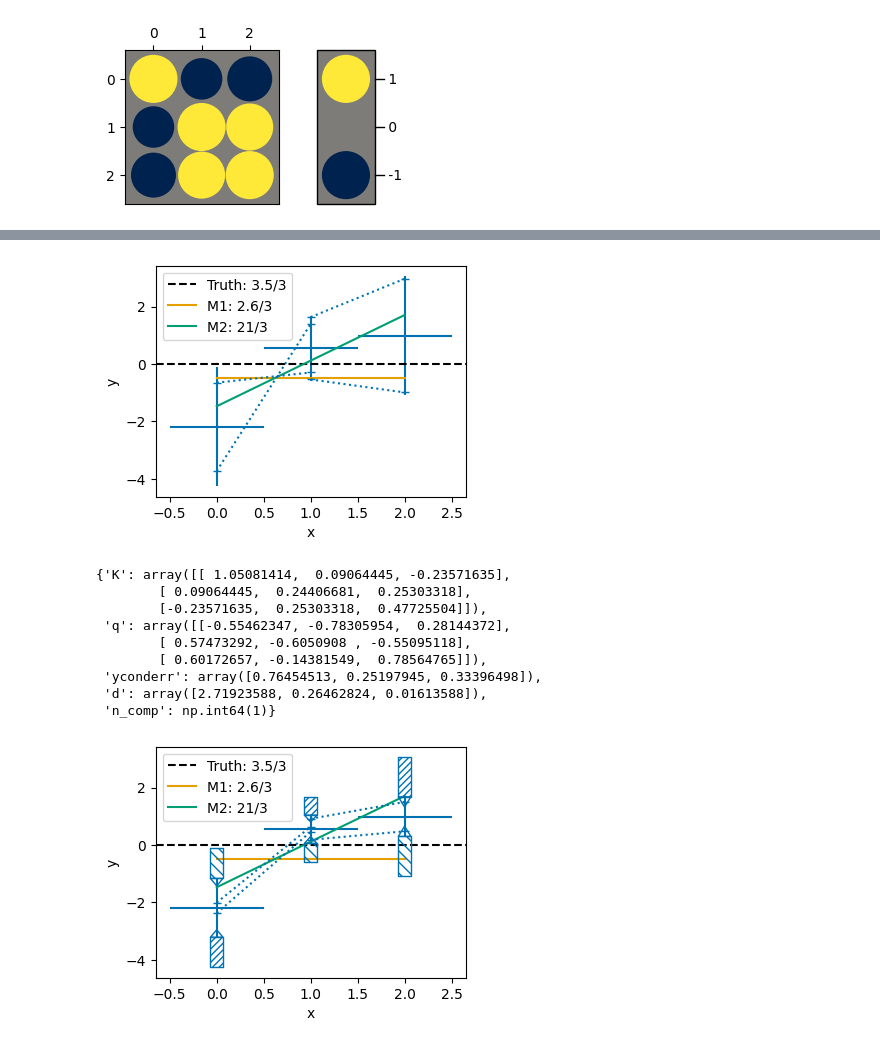
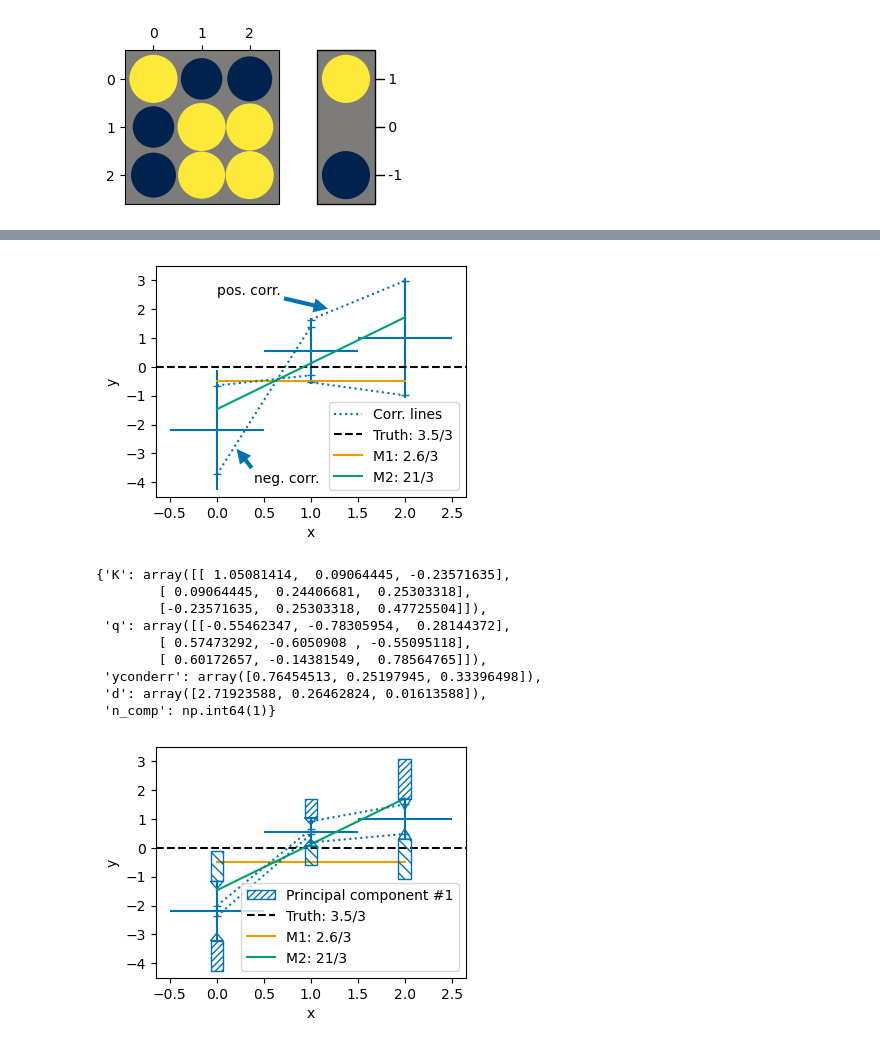
Before and after one commit to ast0815/covplot, a Jupyter notebook: covplot.ipynb, the cells around one changed output, grey strips where cells are left out. Saved outputs shown, nothing was run; the diff lists cells and outputs as text; code cells hidden in the pictures.

```diff
--- a/covplot.ipynb
+++ b/covplot.ipynb
@@ -133,38 +156,43 @@ bars.get_children()[0].zorder
 # %%
 fig, ax = plt.subplots(figsize=(4, 3), dpi=100)
 bars = nuplt.corlines(x, y, cov, xerr=0.5, corlinestyle=":")
+plt.axhline(10, color="C0", linestyle=":", label="Corr. lines")
 plt.axhline(0, color="k", linestyle="--", label=f"Truth: {chi_truth:.2g}/{N}")
 plt.plot(x, correct_fun(correct_ret.x), label=f"M1: {chi_correct:.2g}/{N}")
 plt.plot(x, wrong_fun(wrong_ret.x), label=f"M2: {chi_wrong:.2g}/{N}")
 plt.xlabel("x")
 plt.ylabel("y")
+plt.annotate("neg. corr.", (0.2, -2.8), xytext=(0.4, -4), arrowprops={"edgecolor": "w"})
+plt.annotate("pos. corr.", (1.2, 2.0), xytext=(0.0, 2.5), arrowprops={"edgecolor": "w"})
 plt.legend()
+plt.ylim(-4.5, 3.5)
 plt.savefig("plots/simple-corlines.pdf", bbox_inches="tight")
 # %% [output]
-[figure, old version]
+[figure, new version]
 # %%
 fig, ax = plt.subplots(figsize=(4, 3), dpi=100)
 ret = {}
-nuplt.pcplot(x, y, cov, components=0.5, return_dict=ret, target_quantile=0.5, xerr=0.5)
+nuplt.pcplot(x, y, cov, components=0.5, return_dict=ret, target_quantile=0.5, xerr=0.5, label_components=True)
 plt.axhline(0, color="k", linestyle="--", label=f"Truth: {chi_truth:.2g}/{N}")
 plt.plot(x, correct_fun(correct_ret.x), label=f"M1: {chi_correct:.2g}/{N}")
 plt.plot(x, wrong_fun(wrong_ret.x), label=f"M2: {chi_wrong:.2g}/{N}")
 plt.xlabel("x")
 plt.ylabel("y")
 plt.legend()
+plt.ylim(-4.5, 3.5)
 plt.savefig("plots/simple-pcplot.pdf", bbox_inches="tight")
 ret
 # %% [output]
 {'K': array([[ 1.05081414,  0.09064445, -0.23571635],
         [ 0.09064445,  0.24406681,  0.25303318],
         [-0.23571635,  0.25303318,  0.47725504]]),
  'q': array([[-0.55462347, -0.78305954,  0.28144372],
         [ 0.57473292, -0.6050908 , -0.55095118],
         [ 0.60172657, -0.14381549,  0.78564765]]),
  'yconderr': array([0.76454513, 0.25197945, 0.33396498]),
  'd': array([2.71923588, 0.26462824, 0.01613588]),
  'n_comp': np.int64(1)}
-[figure, old version]
+[figure, new version]
 # %%
 fig, axs = plt.subplots(
     N-1,
```
Also changed, not shown: parts of 12 cells of this notebook.
